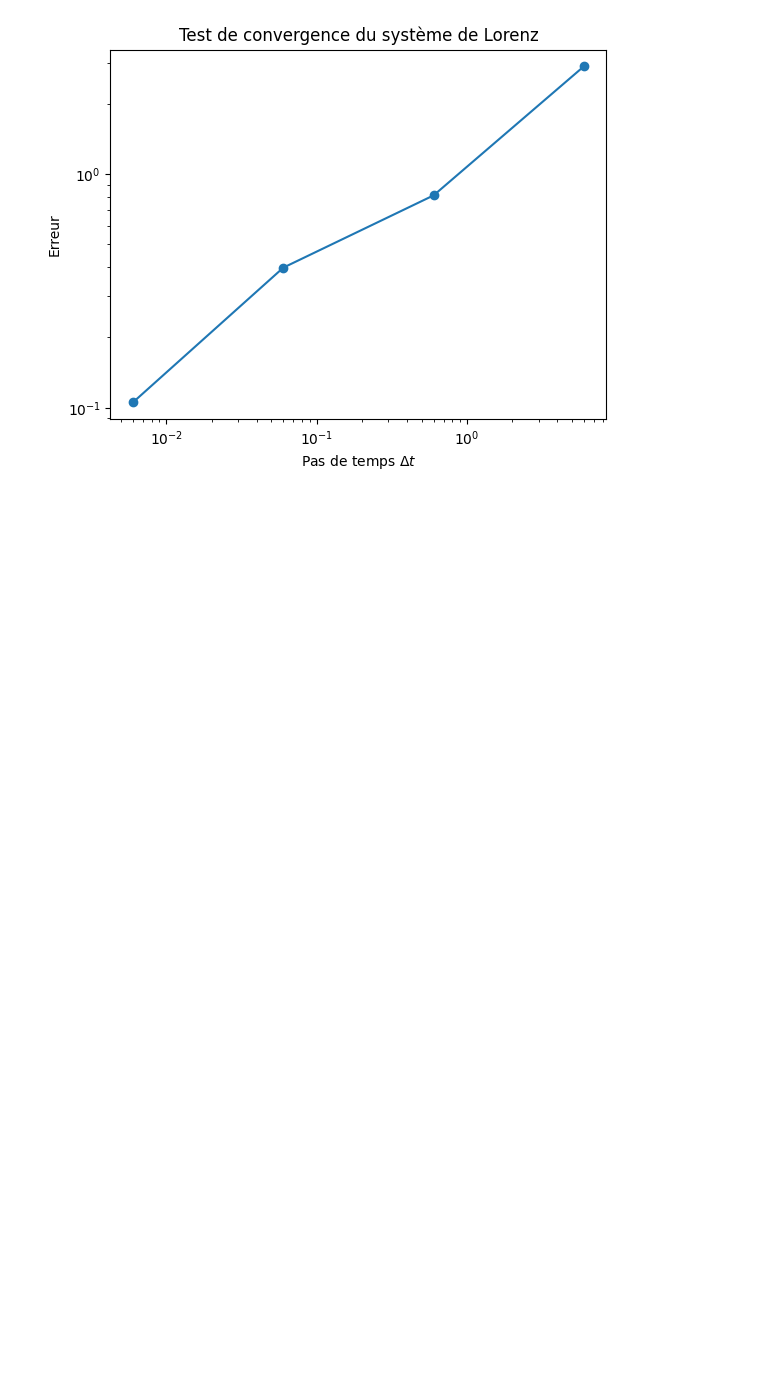
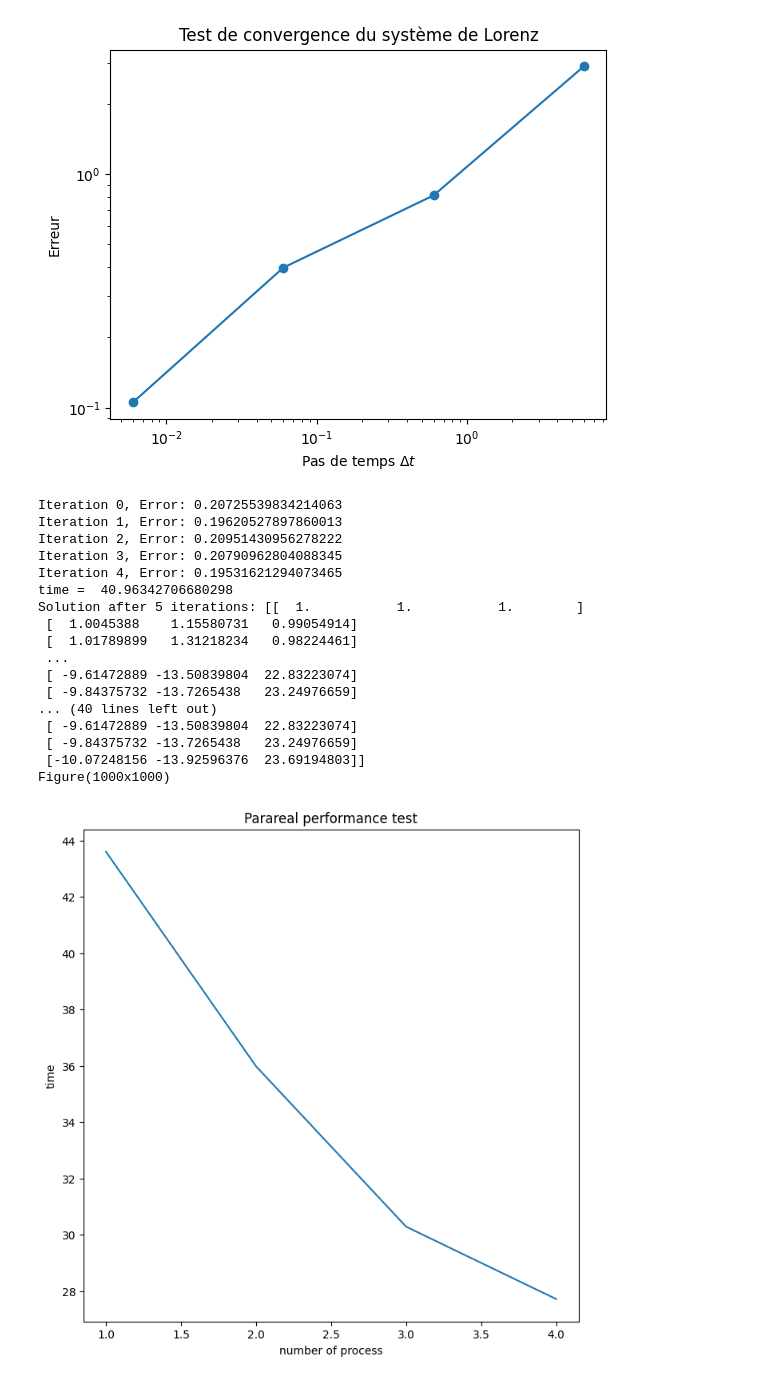
Before and after one commit to master-csmi/2024-m1-parareal, a Jupyter notebook: src/Lorenz_model.ipynb, the cells around one changed output. Saved outputs shown, nothing was run; the diff lists cells and outputs as text; code cells hidden in the pictures; blank space fills up the shorter version.

Commit message:
✨ add performance test of parallel parareal and test solve_ivp with our parareal algo

```diff
--- a/src/Lorenz_model.ipynb
+++ b/src/Lorenz_model.ipynb
@@ -232,3 +232,40 @@ Iteration 0, Error: 0.0
 Iteration 0, Error: 0.0
 Iteration 0, Error: 0.0
 [figure]
+# %%
+import time
+# Parareal performance comparison by the number of process
+num_proc = [1,2,3,4]
+performance = []
+for n in num_proc:
+    start_time = time.time()
+    !mpiexec -n {n} python test_parallel.py
+    elapsed_time = time.time() - start_time
+    performance.append(elapsed_time)
+
+fig = plt.figure(figsize=(8, 8))
+ax = fig.add_subplot()
+ax.plot(num_proc,performance)
+ax.set_title("Parareal performance test")
+ax.set_xlabel("number of process")
+ax.set_ylabel("time")
+plt.show()
+# %% [output]
+Iteration 0, Error: 0.20725539834214063
+Iteration 1, Error: 0.19620527897860013
+Iteration 2, Error: 0.20951430956278222
+Iteration 3, Error: 0.20790962804088345
+Iteration 4, Error: 0.19531621294073465
+time =  40.96342706680298
+Solution after 5 iterations: [[  1.           1.           1.        ]
+ [  1.0045388    1.15580731   0.99054914]
+ [  1.01789899   1.31218234   0.98224461]
+ ...
+ [ -9.61472889 -13.50839804  22.83223074]
+ [ -9.84375732 -13.7265438   23.24976659]
+... (40 lines left out)
+ [ -9.61472889 -13.50839804  22.83223074]
+ [ -9.84375732 -13.7265438   23.24976659]
+ [-10.07248156 -13.92596376  23.69194803]]
+Figure(1000x1000)
+[figure, added]
```
Also changed, not shown: parts of 1 cell of this notebook, 1 other file.
